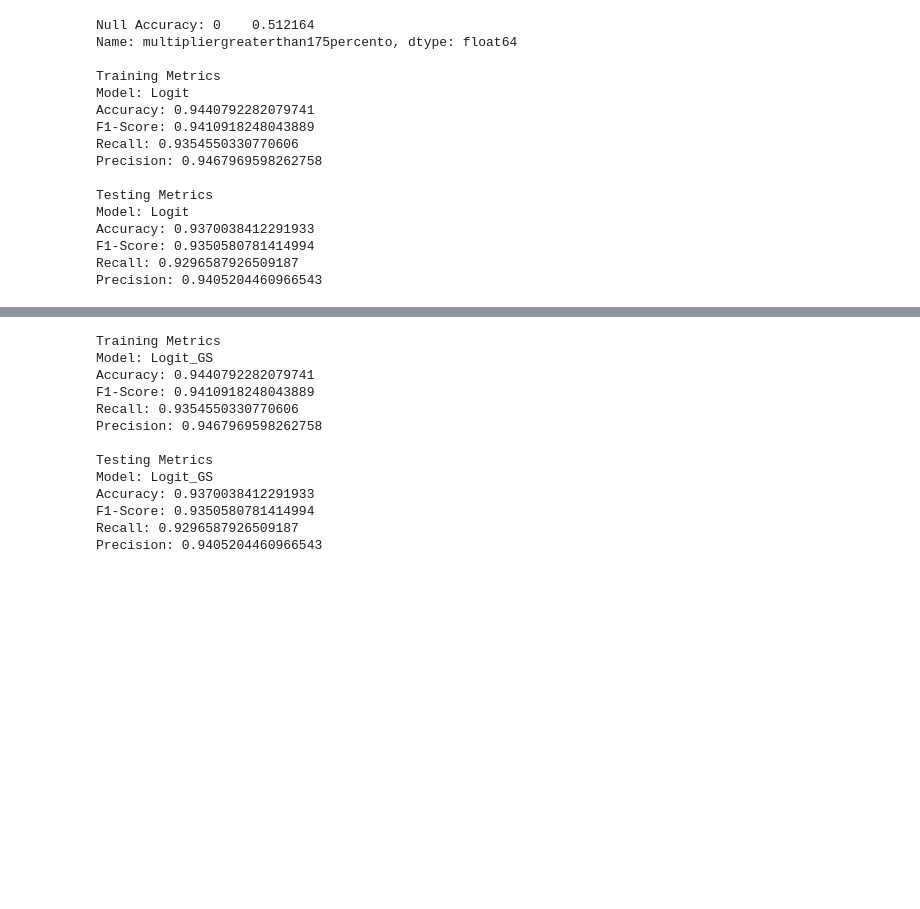
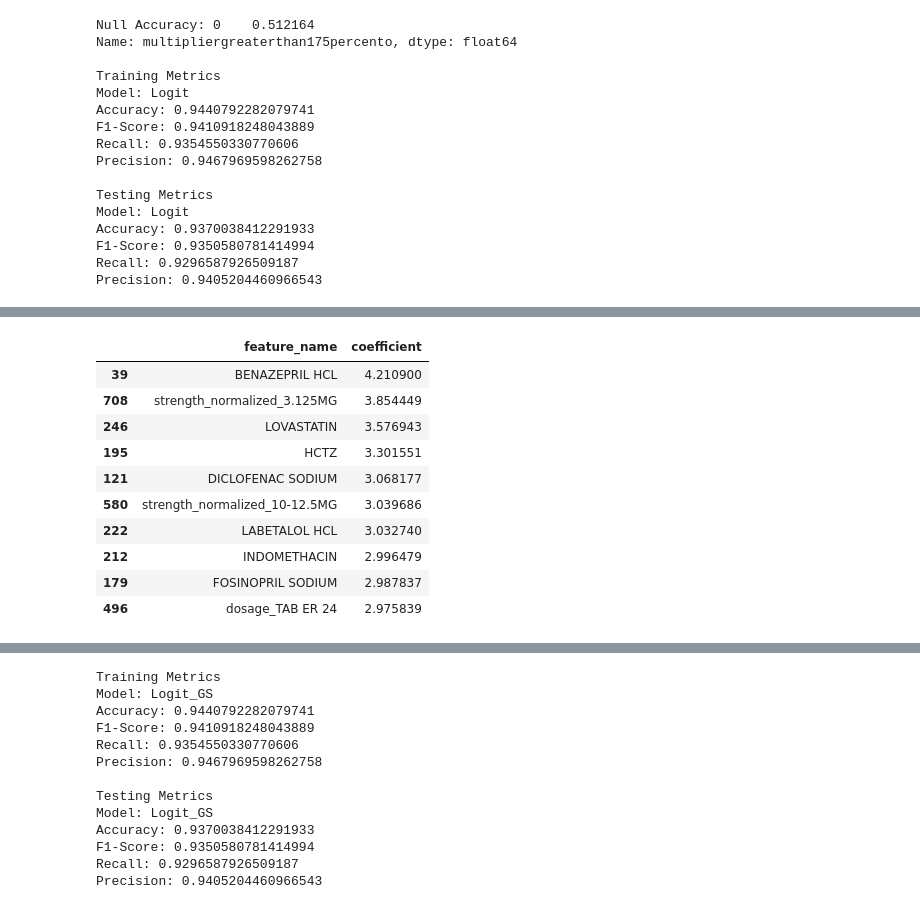
Before and after one commit to jjacisin/Mod_3_Project, a Jupyter notebook: Mod_3_Working_Notebook.ipynb, the cells around one changed output, grey strips where cells are left out. Saved outputs shown, nothing was run; the diff lists cells and outputs as text; code cells hidden in the pictures; blank space fills up the shorter version.

```diff
--- a/Mod_3_Working_Notebook.ipynb
+++ b/Mod_3_Working_Notebook.ipynb
@@ -558,0 +553,14 @@ pandas.core.frame.DataFrame
+# %%
+pd_logit_coefs[pd_logit_coefs['coefficient'].isin(list(pd_logit_coefs.coefficient.nlargest(10)))].sort_values(by="coefficient",ascending=False)
+# %% [output]
+|  | feature_name | coefficient |
+| 39 | BENAZEPRIL HCL | 4.210900 |
+| 708 | strength_normalized_3.125MG | 3.854449 |
+| 246 | LOVASTATIN | 3.576943 |
+| 195 | HCTZ | 3.301551 |
+| 121 | DICLOFENAC SODIUM | 3.068177 |
+| 580 | strength_normalized_10-12.5MG | 3.039686 |
+| 222 | LABETALOL HCL | 3.032740 |
+| 212 | INDOMETHACIN | 2.996479 |
+| 179 | FOSINOPRIL SODIUM | 2.987837 |
+| 496 | dosage_TAB ER 24 | 2.975839 |
```
Also changed, not shown: parts of 4 cells of this notebook.
